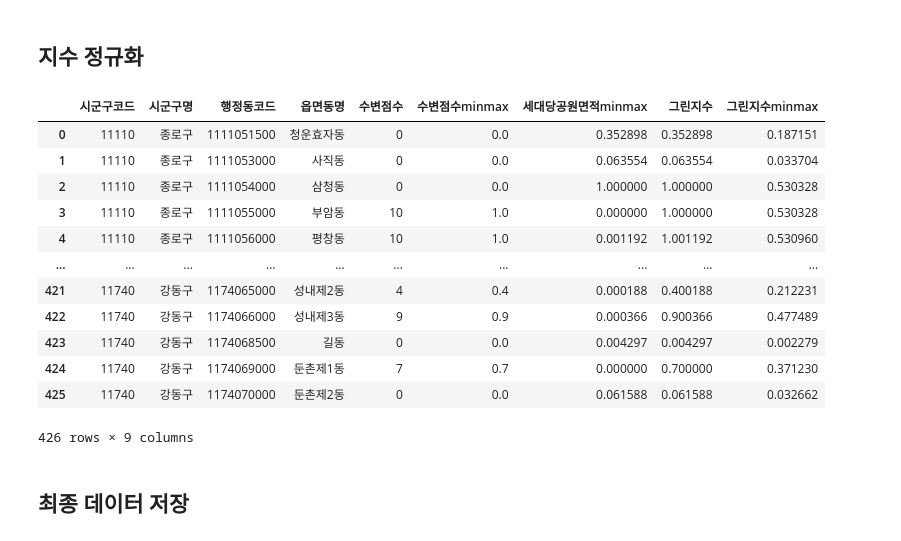
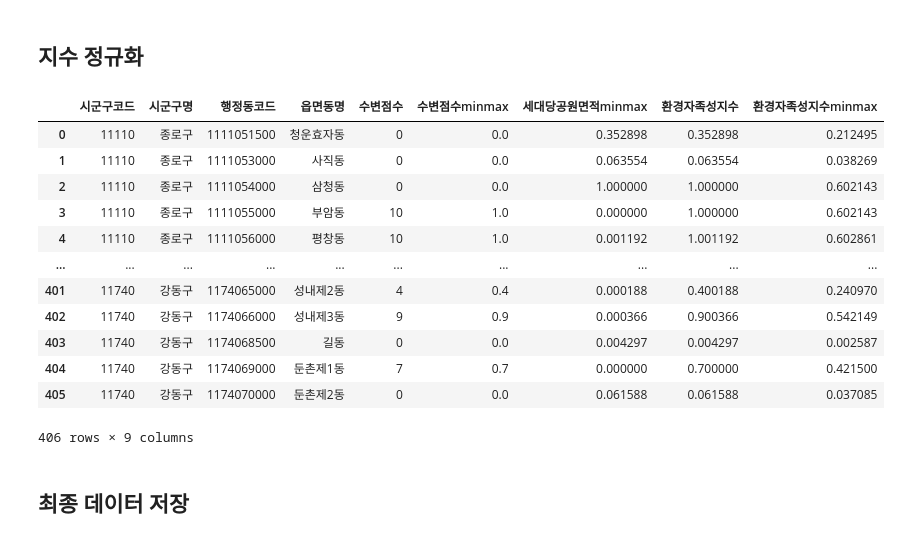
Before and after one commit to jaekim3220/finalproject, a Jupyter notebook: 1-지수및수변점수화/환경자족성지수/환경자족성지수.ipynb, the cells around one changed output. Drawn from its saved outputs; the diff is of its cells as text; code cells hidden in the pictures.

```diff
--- a/1-지수및수변점수화/환경자족성지수/환경자족성지수.ipynb
+++ b/1-지수및수변점수화/환경자족성지수/환경자족성지수.ipynb
@@ -12,7 +12,7 @@ from factor_analyzer.factor_analyzer import calculate_kmo
 # %% [markdown]
 ## 데이터 준비
 # %%
-origin=read_excel('행정동병합테스트22.xlsx')
+origin=read_excel('행정동병합테스트22(개발제한행정동제외).xlsx')
 origin.head()
 # %%
 origin.columns
@@ -145,22 +154,22 @@ df2.head()
 # %% [markdown]
 ## 지수 정규화
 # %%
-df2['그린지수minmax'] = scaler.fit_transform(df2[['그린지수']])
+df2['환경자족성지수minmax'] = scaler.fit_transform(df2[['환경자족성지수']])
 df2
 # %% [output]
-|  | 시군구코드 | 시군구명 | 행정동코드 | 읍면동명 | 수변점수 | 수변점수minmax | 세대당공원면적minmax | 그린지수 | 그린지수minmax |
-| 0 | 11110 | 종로구 | 1111051500 | 청운효자동 | 0 | 0.0 | 0.352898 | 0.352898 | 0.187151 |
-| 1 | 11110 | 종로구 | 1111053000 | 사직동 | 0 | 0.0 | 0.063554 | 0.063554 | 0.033704 |
-| 2 | 11110 | 종로구 | 1111054000 | 삼청동 | 0 | 0.0 | 1.000000 | 1.000000 | 0.530328 |
-| 3 | 11110 | 종로구 | 1111055000 | 부암동 | 10 | 1.0 | 0.000000 | 1.000000 | 0.530328 |
-| 4 | 11110 | 종로구 | 1111056000 | 평창동 | 10 | 1.0 | 0.001192 | 1.001192 | 0.530960 |
+|  | 시군구코드 | 시군구명 | 행정동코드 | 읍면동명 | 수변점수 | 수변점수minmax | 세대당공원면적minmax | 환경자족성지수 | 환경자족성지수minmax |
+| 0 | 11110 | 종로구 | 1111051500 | 청운효자동 | 0 | 0.0 | 0.352898 | 0.352898 | 0.212495 |
+| 1 | 11110 | 종로구 | 1111053000 | 사직동 | 0 | 0.0 | 0.063554 | 0.063554 | 0.038269 |
+| 2 | 11110 | 종로구 | 1111054000 | 삼청동 | 0 | 0.0 | 1.000000 | 1.000000 | 0.602143 |
+| 3 | 11110 | 종로구 | 1111055000 | 부암동 | 10 | 1.0 | 0.000000 | 1.000000 | 0.602143 |
+| 4 | 11110 | 종로구 | 1111056000 | 평창동 | 10 | 1.0 | 0.001192 | 1.001192 | 0.602861 |
 | ... | ... | ... | ... | ... | ... | ... | ... | ... | ... |
-| 421 | 11740 | 강동구 | 1174065000 | 성내제2동 | 4 | 0.4 | 0.000188 | 0.400188 | 0.212231 |
-| 422 | 11740 | 강동구 | 1174066000 | 성내제3동 | 9 | 0.9 | 0.000366 | 0.900366 | 0.477489 |
-| 423 | 11740 | 강동구 | 1174068500 | 길동 | 0 | 0.0 | 0.004297 | 0.004297 | 0.002279 |
-| 424 | 11740 | 강동구 | 1174069000 | 둔촌제1동 | 7 | 0.7 | 0.000000 | 0.700000 | 0.371230 |
-| 425 | 11740 | 강동구 | 1174070000 | 둔촌제2동 | 0 | 0.0 | 0.061588 | 0.061588 | 0.032662 |
+| 401 | 11740 | 강동구 | 1174065000 | 성내제2동 | 4 | 0.4 | 0.000188 | 0.400188 | 0.240970 |
+| 402 | 11740 | 강동구 | 1174066000 | 성내제3동 | 9 | 0.9 | 0.000366 | 0.900366 | 0.542149 |
+| 403 | 11740 | 강동구 | 1174068500 | 길동 | 0 | 0.0 | 0.004297 | 0.004297 | 0.002587 |
+| 404 | 11740 | 강동구 | 1174069000 | 둔촌제1동 | 7 | 0.7 | 0.000000 | 0.700000 | 0.421500 |
+| 405 | 11740 | 강동구 | 1174070000 | 둔촌제2동 | 0 | 0.0 | 0.061588 | 0.061588 | 0.037085 |
-426 rows × 9 columns
+406 rows × 9 columns
 # %% [markdown]
 ## 최종 데이터 저장
 # %%
```
Also changed, not shown: parts of 11 cells of this notebook, 8 other files.
